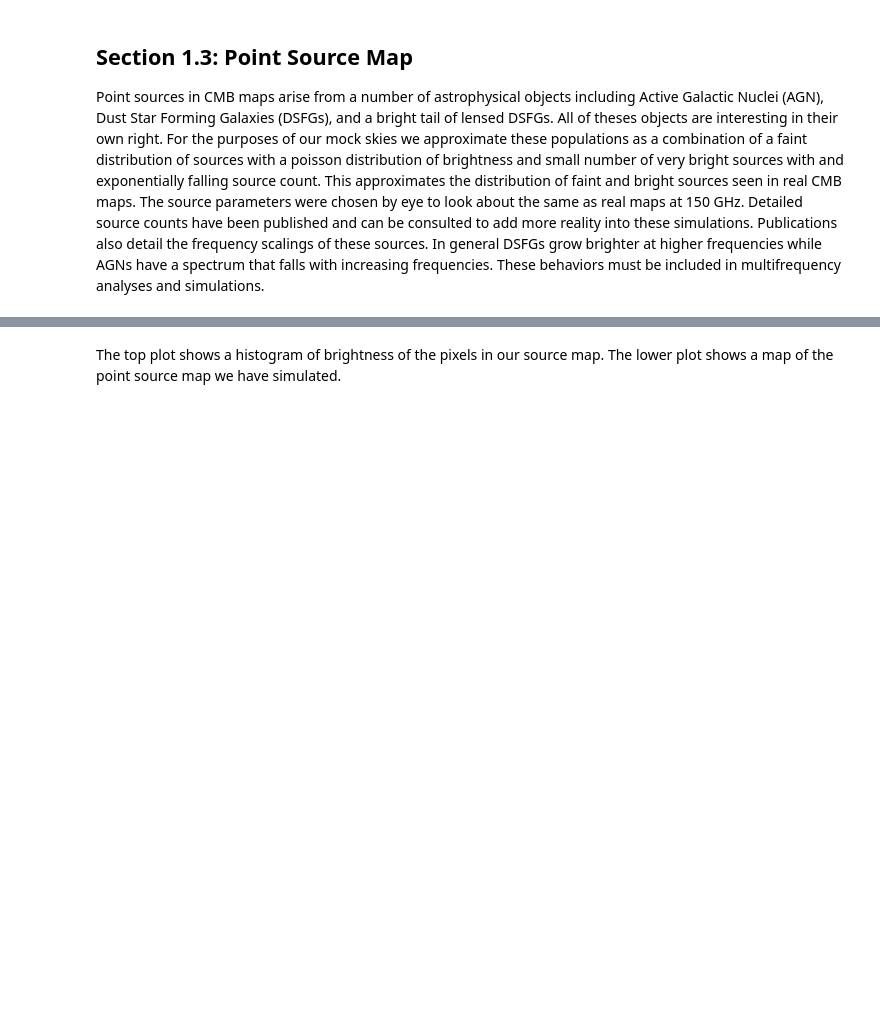
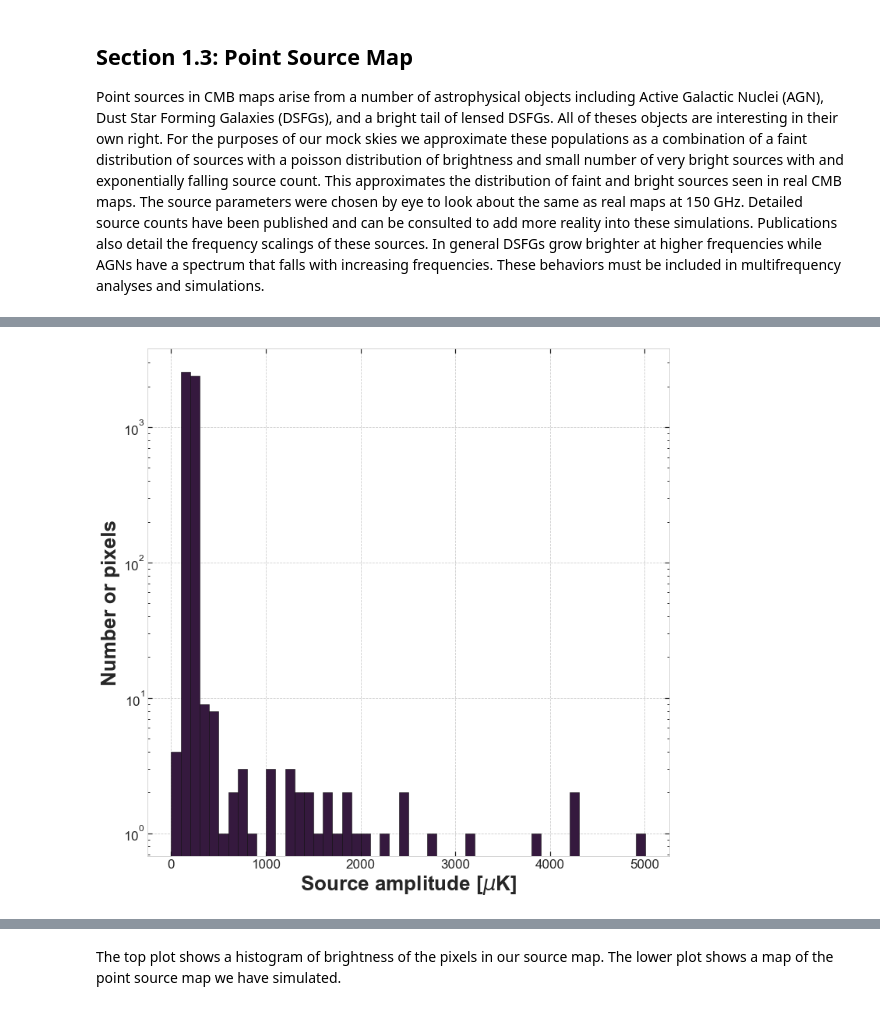
Before and after one commit to masterdesky/ELTE-data-sci-lab-2020, a Jupyter notebook: rewritten_CMB_school_codes/CMB_School_Part_02.ipynb, the cells around one changed output, grey strips where cells are left out. Cells and saved outputs as stored; diff of their text form; code cells hidden in the pictures; blank space fills up the shorter version.

```diff
--- a/rewritten_CMB_school_codes/CMB_School_Part_02.ipynb
+++ b/rewritten_CMB_school_codes/CMB_School_Part_02.ipynb
@@ -84,0 +97,6 @@ map mean: 1.0100631471138215 map rms: 17.5738311820063
+# %%
+# Paramaters to set up the Poisson point source distribution
+number_of_sources  = 5000
+amplitude_of_sources = 200
+number_of_sources_EX = 50
+amplitude_of_sources_EX = 1000
@@ -84,0 +163,23 @@ map mean: 1.0100631471138215 map rms: 17.5738311820063
+# %%
+# Make a point source map by generating Poisson distributed background and
+# adding the exponentially distributed sources over that
+PSMap = poisson_source_component(N, pix_size, number_of_sources, amplitude_of_sources)
+PSMap += exponential_source_component(N, pix_size, number_of_sources_EX, amplitude_of_sources_EX)
+
+hist, bins = np.histogram(PSMap, bins=50, range=[0.001, PSMap.max()])
+width = 1.0 * np.diff(bins).min()
+centers = (bins[1:] + bins[:-1]) / 2
+# %%
+fig, axes = plt.subplots(figsize=(12, 12))
+
+axes.set_yscale('log')
+axes.bar(centers, hist, width=width,
+         ec='black', lw=0.5)
+
+axes.set_xlabel('Source amplitude [$\mu$K]', fontsize=axislabelsize, fontweight='bold')
+axes.set_ylabel('Number or pixels', fontsize=axislabelsize, fontweight='bold')
+axes.tick_params(axis='both', which='major', labelsize=axisticksize)
+
+plt.show()
+# %% [output]
+[figure, added]
```
Also changed, not shown: parts of 21 cells of this notebook, 5 other files.
